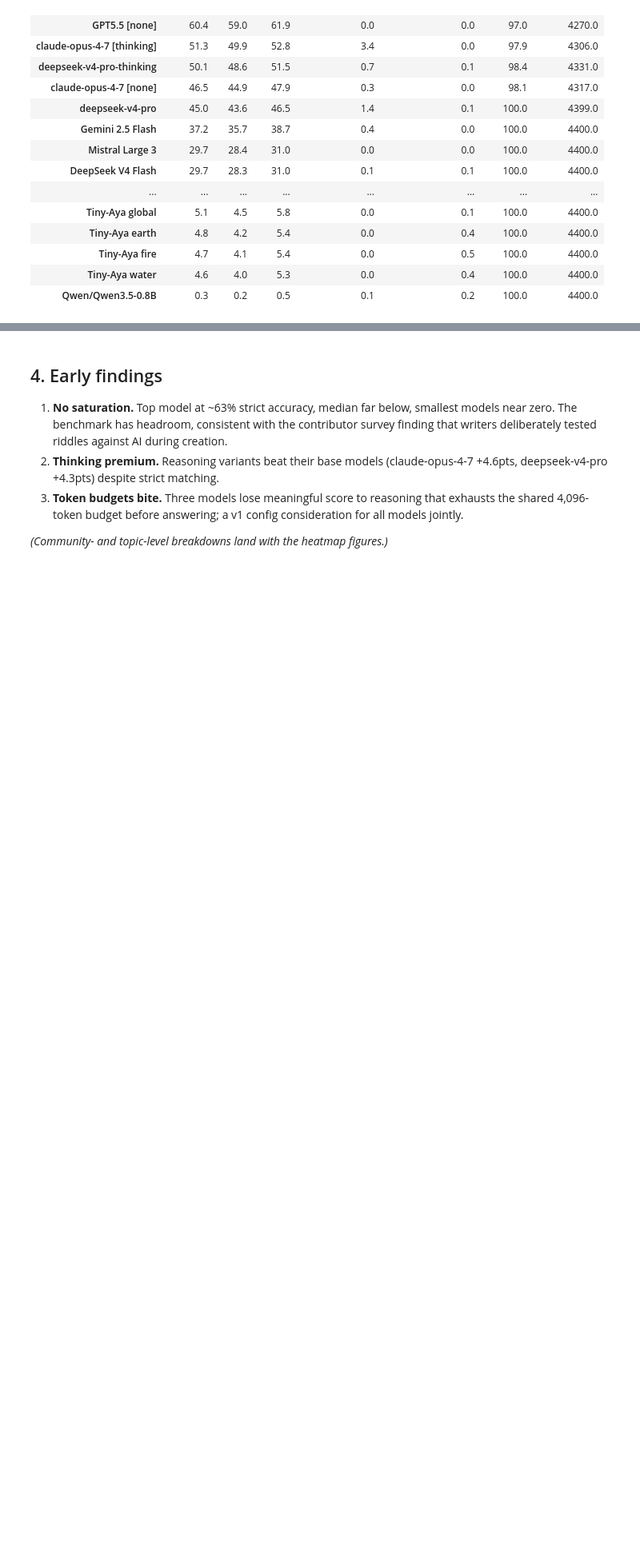
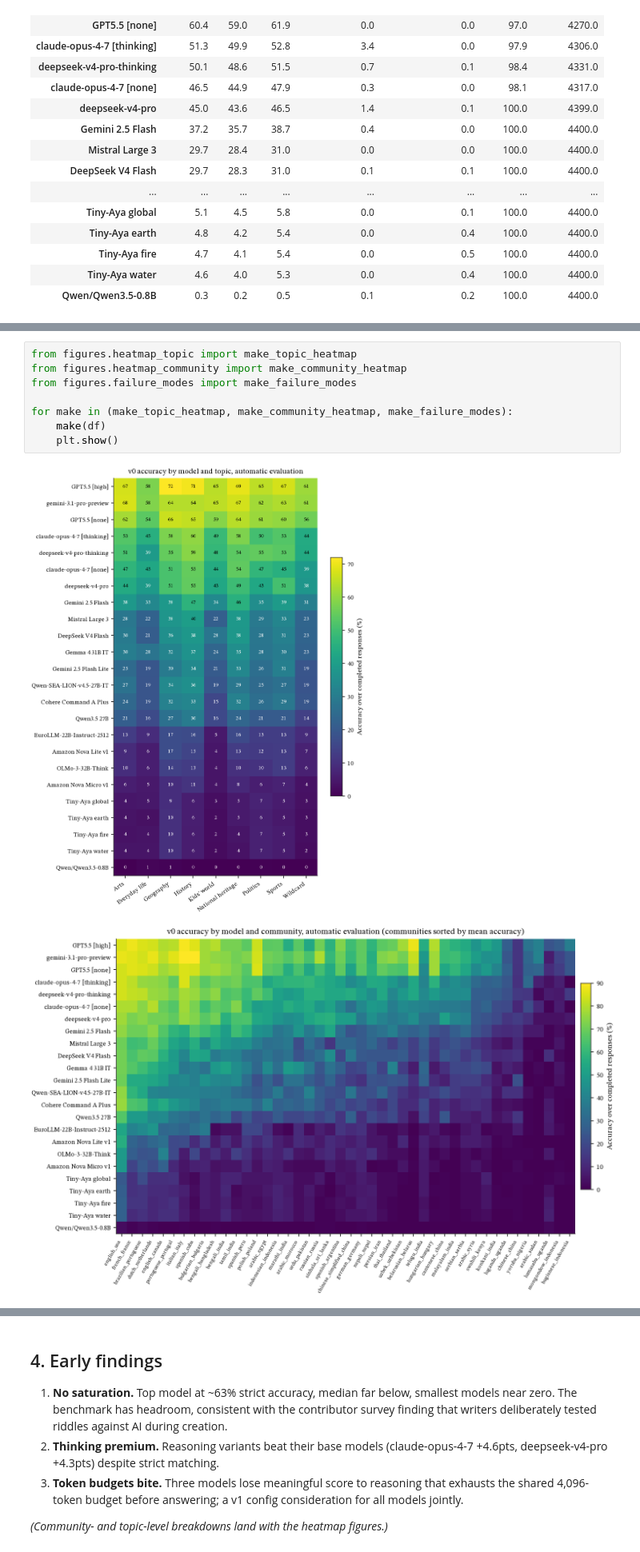
Before and after one commit to divaspoudel0/riddle-analysis-task, a Jupyter notebook: analysis/model_results_v0/v0_results_overview.ipynb, the cells around one changed output, grey strips where cells are left out. Shown at 80% size. Drawn from its saved outputs; the diff is of its cells as text; blank space fills up the shorter version.

```diff
--- a/analysis/model_results_v0/v0_results_overview.ipynb
+++ b/analysis/model_results_v0/v0_results_overview.ipynb
@@ -128,0 +111,11 @@ plt.show()
+# %%
+from figures.heatmap_topic import make_topic_heatmap
+from figures.heatmap_community import make_community_heatmap
+from figures.failure_modes import make_failure_modes
+
+for make in (make_topic_heatmap, make_community_heatmap, make_failure_modes):
+    make(df)
+    plt.show()
+# %% [output]
+[figure, added]
+[figure, added]
```
Also changed, not shown: parts of 3 cells of this notebook, 14 other files.
